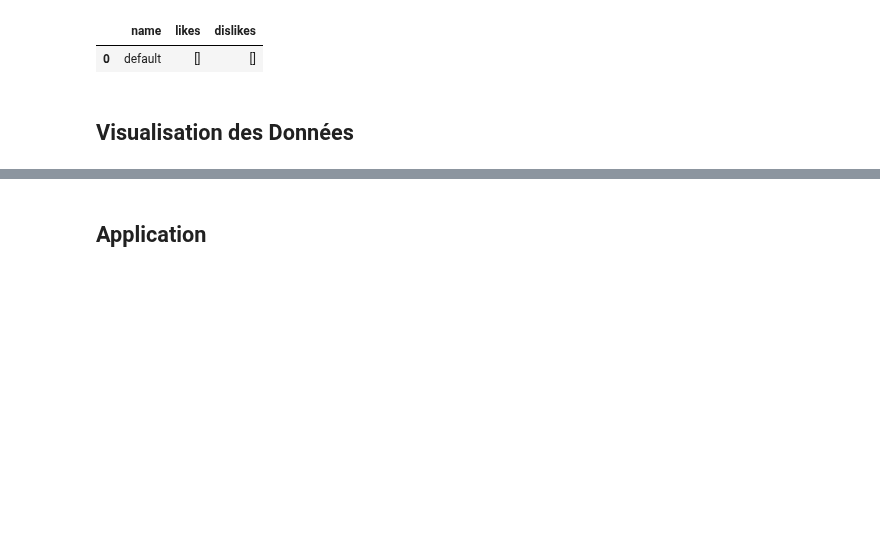
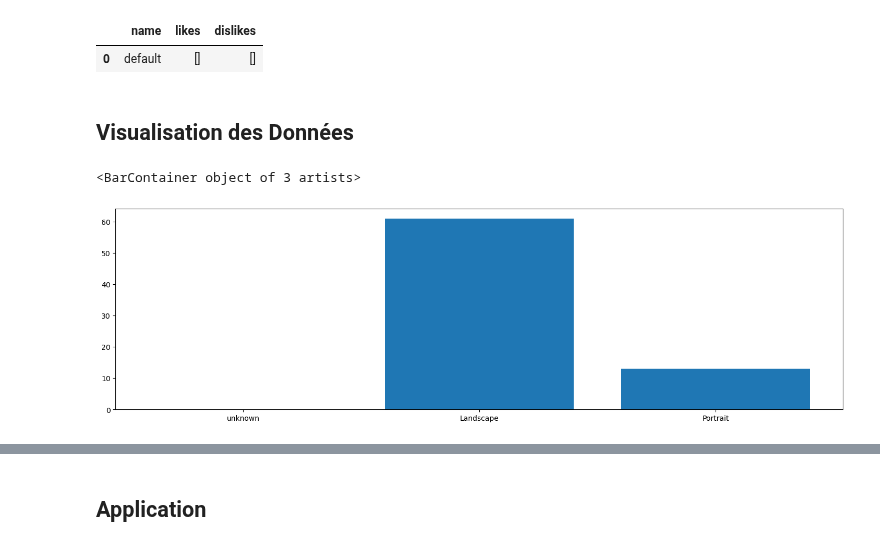
Before and after one commit to hugues-boisdon/DataMining2024, a Jupyter notebook: projet.ipynb, the cells around one changed output, grey strips where cells are left out. Saved outputs shown, nothing was run; the diff lists cells and outputs as text; code cells hidden in the pictures; blank space fills up the shorter version.

```diff
--- a/projet.ipynb
+++ b/projet.ipynb
@@ -492,35 +468,38 @@ def getRecommandation(user):
 # %%
 dataframe = getData()
 
 criteriaToColumn = {'year':'dateTaken', 'orientation':'orientation'}
 criteria = ''
 while criteria not in criteriaToColumn :
-    criteria = input('criteria :')
+    criteria = input('criteria (year ou orientation):')
 
 
 categories = ['unknown']
 cardinals  = [0]
 
 
 for i in range(len(dataframe.index)):
     value = str(dataframe._get_value(i, criteriaToColumn[criteria]))
 
     if value != 'None':
         if criteria == 'year':
             value = value.split(':')[0].strip()
         elif criteria == 'orientation':
             value = {'0':"Portrait", '1':"Landscape"}[value]
 
         if value in categories:
             cardinals[categories.index(value)] += 1
         else:
             categories.append(value)
             cardinals.append(1)
     else:
         cardinals[0] += 1
 
-
+f, ax = plt.subplots(figsize=(18,5))
 plt.bar(categories, cardinals)
+# %% [output]
+<BarContainer object of 3 artists>
+[figure, added]
 # %%
 dataframe = getData()
 
```
Also changed, not shown: parts of 11 cells of this notebook, 3 other files.
